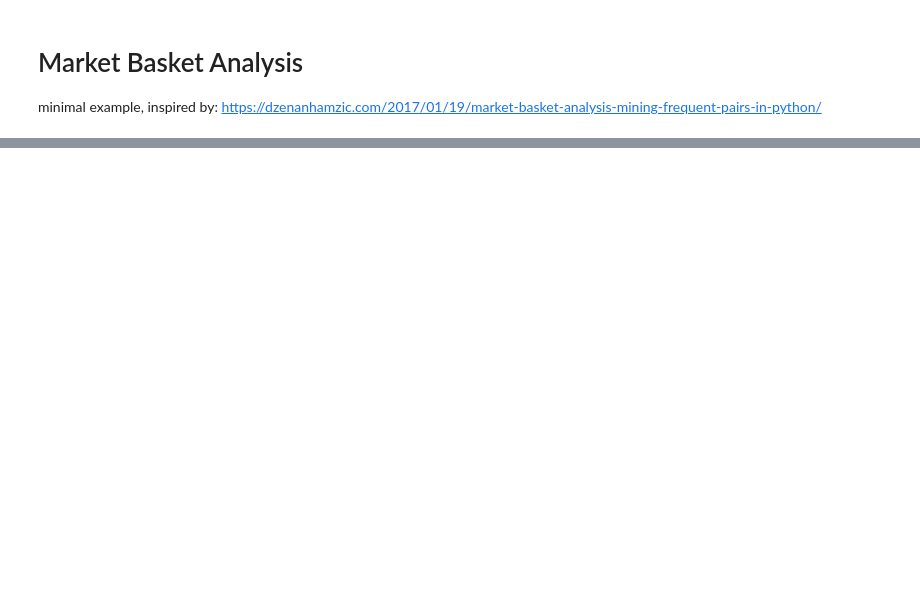
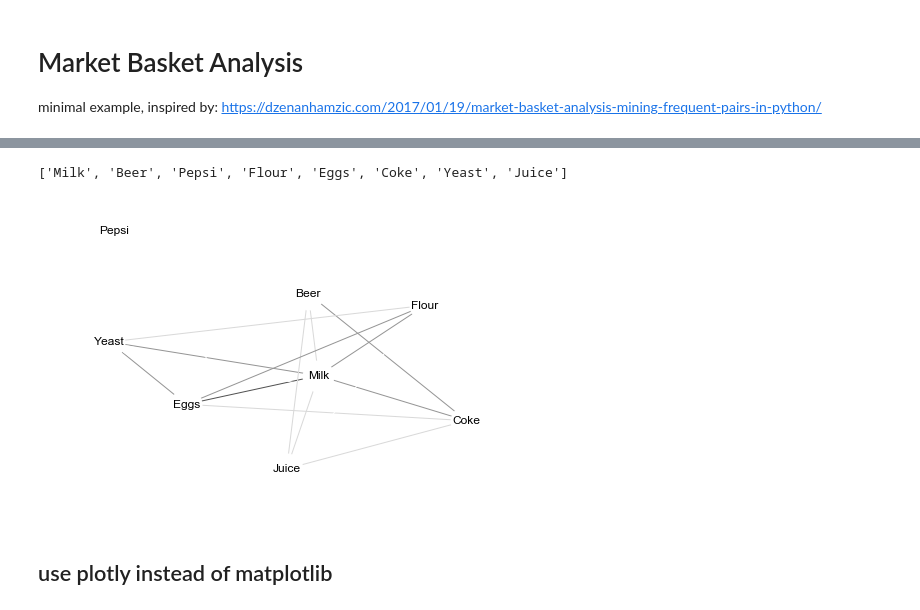
Before and after one commit to MMesch/jupyter_notes, a Jupyter notebook: market_basket/market_basket_analysis.ipynb, the cells around one changed output, grey strips where cells are left out. Saved outputs shown, nothing was run; the diff lists cells and outputs as text; code cells hidden in the pictures; blank space fills up the shorter version.

Commit message:
3d networks in market basket analysis

```diff
--- a/market_basket/market_basket_analysis.ipynb
+++ b/market_basket/market_basket_analysis.ipynb
@@ -31,0 +31,19 @@ sns.clustermap(frequency_items_df)
+# %%
+import networkx as nx
+
+n_columns = len(frequency_items_df.columns)
+labels = dict(zip(range(n_columns), frequency_items_df.columns))
+G = nx.from_numpy_array(matrix)
+G = nx.relabel_nodes(G, labels)
+pos = nx.spring_layout(G)
+print(G.nodes)
+
+edges, weights = zip(*nx.get_edge_attributes(G, 'weight').items())
+nx.draw(G, pos, with_labels=True, edgelist=edges, node_size=1000,
+        node_color='white', edge_color=weights,
+        edge_cmap=plt.get_cmap('Greys'))
+# %% [output]
+['Milk', 'Beer', 'Pepsi', 'Flour', 'Eggs', 'Coke', 'Yeast', 'Juice']
+[figure, added]
+# %% [markdown]
+## use plotly instead of matplotlib
```
Also changed, not shown: parts of 4 cells of this notebook.
